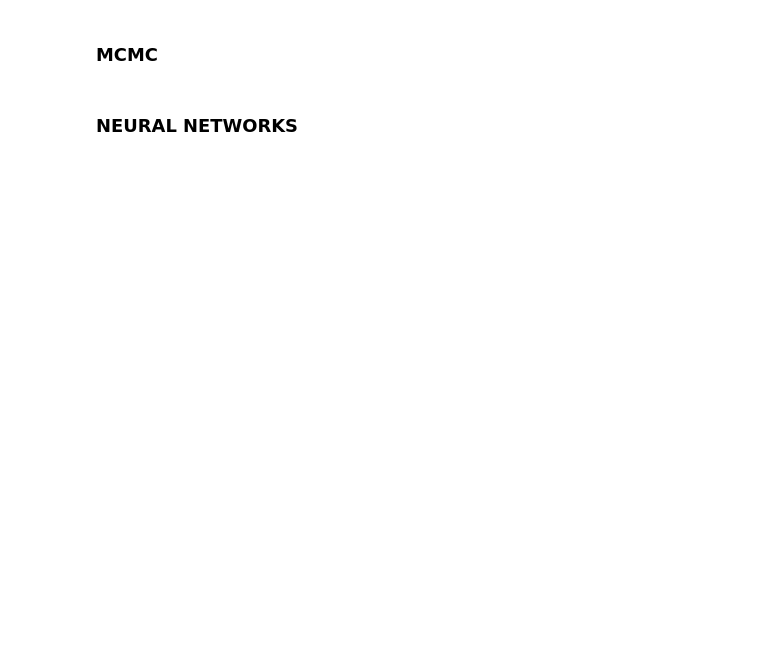
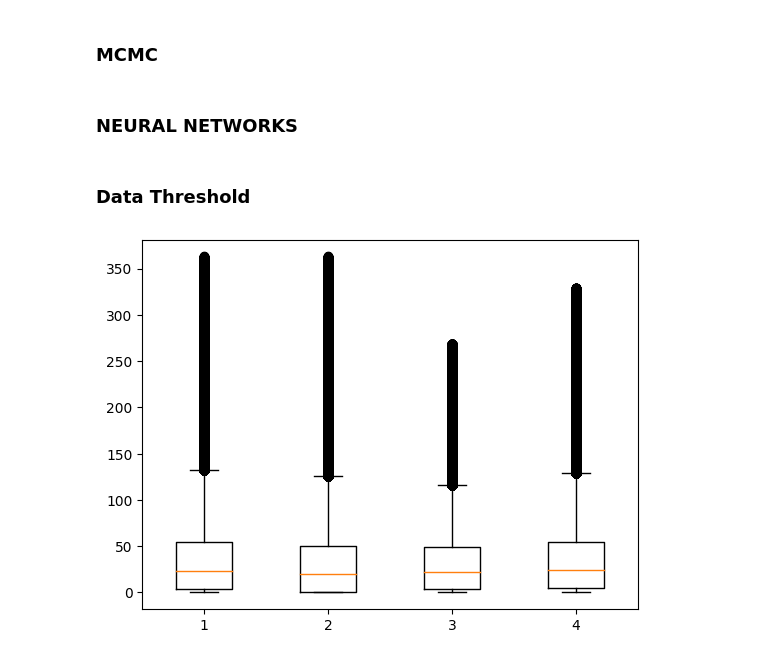
Before and after one commit to gpanagioto/-mbml-predictive-maintenance, a Jupyter notebook: notebooks/regression_final.ipynb, the cells around one changed output. Drawn from its saved outputs; the diff is of its cells as text; code cells hidden in the pictures; blank space fills up the shorter version.

```diff
--- a/notebooks/regression_final.ipynb
+++ b/notebooks/regression_final.ipynb
@@ -971,3 +1233,10 @@ for comp_number in range(3,5):
 #   print("CorrCoef: %.3f\nMAE: %.3f\nRMSE: %.3f\nR2: %.3f" % (corr, mae, rmse, r2))
     mae = mae_test(y_preds, y_true)
     print('\n')
+# %% [markdown]
+### Data Threshold
+# %%
+plt.boxplot(labeled_features[["comp1_life","comp2_life","comp3_life","comp4_life"]])
+plt.show()
+# %% [output]
+[figure, added]
```
Also changed, not shown: parts of 17 cells of this notebook.
